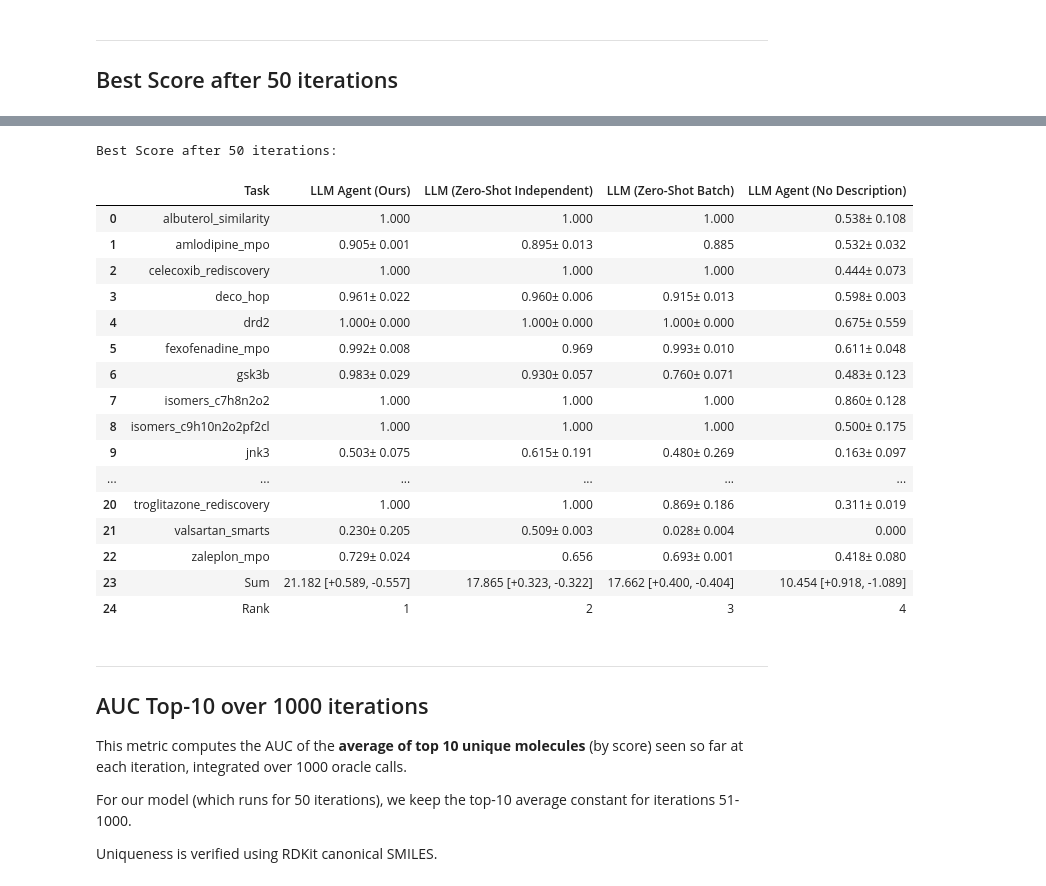
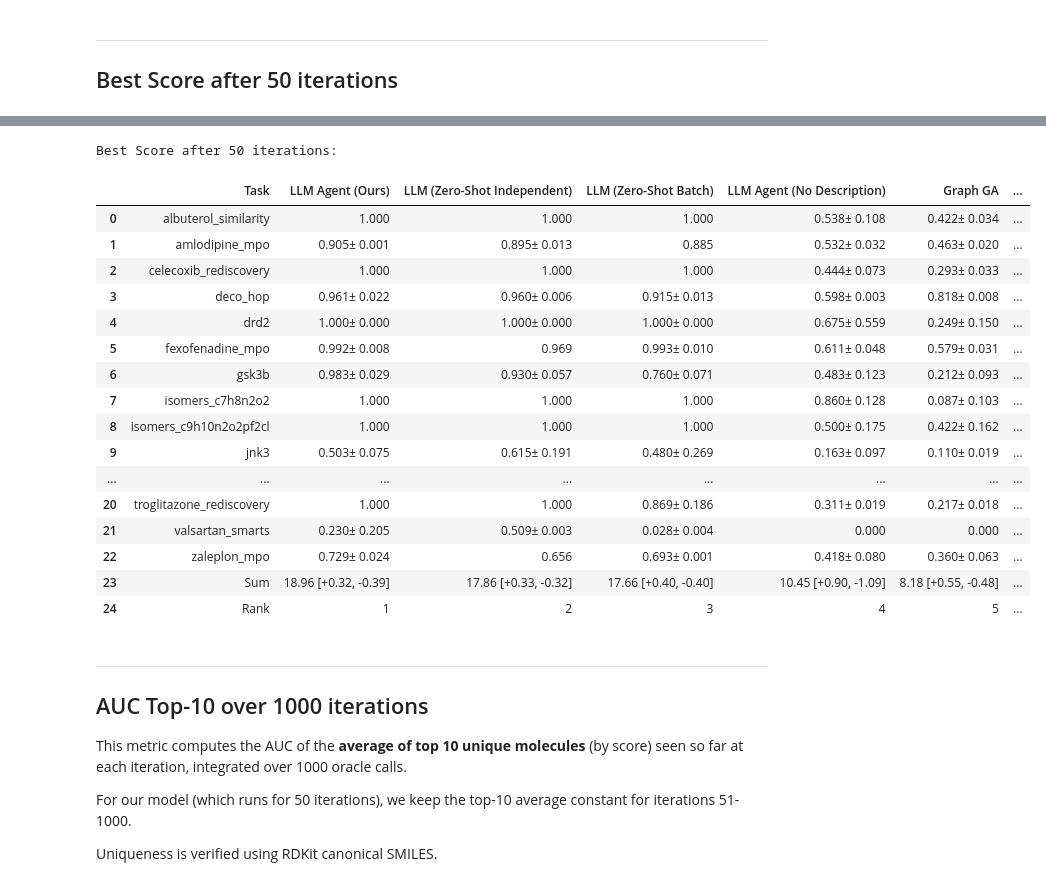
Before and after one commit to FabianKruger/molecule-optimization-agent, a Jupyter notebook: analysis/paper/tdc_task.ipynb, the cells around one changed output, grey strips where cells are left out. Saved outputs shown, nothing was run; the diff lists cells and outputs as text; code cells hidden in the pictures.

Commit message:
fixed a bug for the pmo results that included re-runs of tasks in the sums, which inflated the values for SEISMO. Similarly the sonnet baseline in llm comparison was slightly inflated

```diff
--- a/analysis/paper/tdc_task.ipynb
+++ b/analysis/paper/tdc_task.ipynb
@@ -386,7 +396,7 @@ def compute_auc_top1_from_df(group_df, max_oracle_calls=10000):
     return auc / max_oracle_calls
 
 
-def bootstrap_sum_ci(df, metric_col, n_bootstrap=10000, ci=0.95, seed=42):
+def bootstrap_sum_ci(df, metric_col, tasks=None, n_bootstrap=10000, ci=0.95, seed=42):
     """
     Bootstrap confidence interval for sum across tasks.
 
@@ -399,29 +409,40 @@ def bootstrap_sum_ci(df, metric_col, n_bootstrap=10000, ci=0.95, seed=42):
         metric_col: Name of the metric column (e.g., 'auc_top1' or 'best_score')
         n_bootstrap: Number of bootstrap iterations
         ci: Confidence interval level (default 0.95 for 95% CI)
+        tasks: Explicit list of tasks to sum over (defaults to TASKS). Fixing the
+            task list keeps the Sum row over exactly the tasks shown as rows,
+            independent of what happens to be present in the results directory.
         seed: Random seed for reproducibility
 
     Returns:
         DataFrame with columns ['model', 'sum_mean', 'sum_ci_lower', 'sum_ci_upper']
     """
+    if tasks is None:
+        tasks = TASKS
+
     np.random.seed(seed)
     results = []
 
     for model in df['model'].unique():
         model_df = df[df['model'] == model]
-        tasks = model_df['task'].unique()
+        extra = sorted(set(model_df['task'].unique()) - set(tasks))
+        if extra:
+            print(f'Warning: {model} has tasks outside the task list, excluded from sum: {extra}')
 
         # Build a dict: task -> list of metric values (one per run)
         task_values = {}
         for task in tasks:
             task_df = model_df[model_df['task'] == task]
+            if len(task_df) == 0:
+                print(f'Warning: {model} has no data for task {task}, excluded from sum')
+                continue
             task_values[task] = task_df[metric_col].values
 
         # Bootstrap
         boot_sums = []
         for _ in range(n_bootstrap):
             boot_sum = 0
-            for task in tasks:
+            for task in task_values:
                 # Sample one run's value for this task (with replacement)
                 sampled_value = np.random.choice(task_values[task])
                 boot_sum += sampled_value
@@ -481,7 +502,7 @@ def create_comparison_table(auc_summary, model_sums_ci, tasks, model_order):
             ci_upper = model_ci['sum_ci_upper'].values[0]
             ci_upper_rel = ci_upper - mean_val
             ci_lower_rel = mean_val - ci_lower
-            sum_row[model] = f"{mean_val:.3f} [+{ci_upper_rel:.3f}, -{ci_lower_rel:.3f}]"
+            sum_row[model] = f"{mean_val:.2f} [+{ci_upper_rel:.2f}, -{ci_lower_rel:.2f}]"
         else:
             sum_row[model] = "-"
     rows.append(sum_row)
@@ -693,10 +714,11 @@ AUC Top-1 over 10000 iterations:
 ---
 ## AUC Top-1 over 50 iterations
 # %%
-# Combine our results (LLM agents and zero-shot variants only) for 50 iterations
-# Exclude PMO baselines as they are not available
-df_50 = pd.concat([our_df], ignore_index=True)
-print(f"Combined 50-iter dataframe (LLM agents only): {len(df_50)} rows, {df_50['model'].nunique()} models")
+# Combine our results (LLM agents and zero-shot variants) with the PMO 50-iteration
+# baselines. pmo_50_df is empty only if data/results/tdc_top_50_baselines/results.csv
+# is missing (it is not tracked in git), in which case the table shows LLM agents only.
+df_50 = pd.concat([our_df, pmo_50_df], ignore_index=True)
+print(f"Combined 50-iter dataframe: {len(df_50)} rows, {df_50['model'].nunique()} models")
 print(f"Models included: {sorted(df_50['model'].unique())}")
 
 # Compute AUC Top-1 for each model/task/run with 50 iterations
@@ -731,10 +753,10 @@ model_sums_ci_50_display['ci_upper'] = model_sums_ci_50_display['sum_ci_upper']
 model_sums_ci_50_display['ci_lower'] = model_sums_ci_50_display['sum_mean'] - model_sums_ci_50_display['sum_ci_lower']
 model_sums_ci_50_display = model_sums_ci_50_display[['model', 'sum_mean', 'ci_upper', 'ci_lower', 'rank']]
 
-print(f"\nLLM agents by sum of AUC Top-1 (50 iterations) with 95% CI:")
+print(f"\nModels by sum of AUC Top-1 (50 iterations) with 95% CI:")
 print(model_sums_ci_50_display.to_string(index=False, formatters={
-    'sum_mean': '{:.3f}'.format,
-    'ci_upper': '+{:.3f}'.format,
-    'ci_lower': '-{:.3f}'.format
+    'sum_mean': '{:.2f}'.format,
+    'ci_upper': '+{:.2f}'.format,
+    'ci_lower': '-{:.2f}'.format
 }))
 # %% [output]
@@ -868,51 +898,51 @@ def create_best_score_table(score_summary, model_sums_ci, tasks, model_order):
     sum_row = {'Task': 'Sum'}
     for model in model_order:
         model_ci = model_sums_ci[model_sums_ci['model'] == model]
         if len(model_ci) > 0:
             mean_val = model_ci['sum_mean'].values[0]
             ci_lower = model_ci['sum_ci_lower'].values[0]
             ci_upper = model_ci['sum_ci_upper'].values[0]
             ci_upper_rel = ci_upper - mean_val
             ci_lower_rel = mean_val - ci_lower
-            sum_row[model] = f"{mean_val:.3f} [+{ci_upper_rel:.3f}, -{ci_lower_rel:.3f}]"
+            sum_row[model] = f"{mean_val:.2f} [+{ci_upper_rel:.2f}, -{ci_lower_rel:.2f}]"
         else:
             sum_row[model] = "-"
     rows.append(sum_row)
 
     # Add Rank row
     rank_row = {'Task': 'Rank'}
     for i, model in enumerate(model_order):
         rank_row[model] = str(i + 1)
     rows.append(rank_row)
 
     table = pd.DataFrame(rows)
     return table[['Task'] + model_order]
 
 
 model_order_best = model_sums_ci_best['model'].tolist()
 comparison_table_best = create_best_score_table(best_score_summary, model_sums_ci_best, TASKS, model_order_best)
 
 print("Best Score after 50 iterations:")
 comparison_table_best
 # %% [output]
 Best Score after 50 iterations:
-|  | Task | LLM Agent (Ours) | LLM (Zero-Shot Independent) | LLM (Zero-Shot Batch) | LLM Agent (No Description) |
-| 0 | albuterol_similarity | 1.000 | 1.000 | 1.000 | 0.538± 0.108 |
-| 1 | amlodipine_mpo | 0.905± 0.001 | 0.895± 0.013 | 0.885 | 0.532± 0.032 |
-| 2 | celecoxib_rediscovery | 1.000 | 1.000 | 1.000 | 0.444± 0.073 |
-| 3 | deco_hop | 0.961± 0.022 | 0.960± 0.006 | 0.915± 0.013 | 0.598± 0.003 |
-| 4 | drd2 | 1.000± 0.000 | 1.000± 0.000 | 1.000± 0.000 | 0.675± 0.559 |
-| 5 | fexofenadine_mpo | 0.992± 0.008 | 0.969 | 0.993± 0.010 | 0.611± 0.048 |
-| 6 | gsk3b | 0.983± 0.029 | 0.930± 0.057 | 0.760± 0.071 | 0.483± 0.123 |
-| 7 | isomers_c7h8n2o2 | 1.000 | 1.000 | 1.000 | 0.860± 0.128 |
-| 8 | isomers_c9h10n2o2pf2cl | 1.000 | 1.000 | 1.000 | 0.500± 0.175 |
-| 9 | jnk3 | 0.503± 0.075 | 0.615± 0.191 | 0.480± 0.269 | 0.163± 0.097 |
-| ... | ... | ... | ... | ... | ... |
-| 20 | troglitazone_rediscovery | 1.000 | 1.000 | 0.869± 0.186 | 0.311± 0.019 |
-| 21 | valsartan_smarts | 0.230± 0.205 | 0.509± 0.003 | 0.028± 0.004 | 0.000 |
-| 22 | zaleplon_mpo | 0.729± 0.024 | 0.656 | 0.693± 0.001 | 0.418± 0.080 |
-| 23 | Sum | 21.182 [+0.589, -0.557] | 17.865 [+0.323, -0.322] | 17.662 [+0.400, -0.404] | 10.454 [+0.918, -1.089] |
-| 24 | Rank | 1 | 2 | 3 | 4 |
+|  | Task | LLM Agent (Ours) | LLM (Zero-Shot Independent) | LLM (Zero-Shot Batch) | LLM Agent (No Description) | Graph GA | ... |
+| 0 | albuterol_similarity | 1.000 | 1.000 | 1.000 | 0.538± 0.108 | 0.422± 0.034 | ... |
+| 1 | amlodipine_mpo | 0.905± 0.001 | 0.895± 0.013 | 0.885 | 0.532± 0.032 | 0.463± 0.020 | ... |
+| 2 | celecoxib_rediscovery | 1.000 | 1.000 | 1.000 | 0.444± 0.073 | 0.293± 0.033 | ... |
+| 3 | deco_hop | 0.961± 0.022 | 0.960± 0.006 | 0.915± 0.013 | 0.598± 0.003 | 0.818± 0.008 | ... |
+| 4 | drd2 | 1.000± 0.000 | 1.000± 0.000 | 1.000± 0.000 | 0.675± 0.559 | 0.249± 0.150 | ... |
+| 5 | fexofenadine_mpo | 0.992± 0.008 | 0.969 | 0.993± 0.010 | 0.611± 0.048 | 0.579± 0.031 | ... |
+| 6 | gsk3b | 0.983± 0.029 | 0.930± 0.057 | 0.760± 0.071 | 0.483± 0.123 | 0.212± 0.093 | ... |
+| 7 | isomers_c7h8n2o2 | 1.000 | 1.000 | 1.000 | 0.860± 0.128 | 0.087± 0.103 | ... |
+| 8 | isomers_c9h10n2o2pf2cl | 1.000 | 1.000 | 1.000 | 0.500± 0.175 | 0.422± 0.162 | ... |
+| 9 | jnk3 | 0.503± 0.075 | 0.615± 0.191 | 0.480± 0.269 | 0.163± 0.097 | 0.110± 0.019 | ... |
+| ... | ... | ... | ... | ... | ... | ... | ... |
+| 20 | troglitazone_rediscovery | 1.000 | 1.000 | 0.869± 0.186 | 0.311± 0.019 | 0.217± 0.018 | ... |
+| 21 | valsartan_smarts | 0.230± 0.205 | 0.509± 0.003 | 0.028± 0.004 | 0.000 | 0.000 | ... |
+| 22 | zaleplon_mpo | 0.729± 0.024 | 0.656 | 0.693± 0.001 | 0.418± 0.080 | 0.360± 0.063 | ... |
+| 23 | Sum | 18.96 [+0.32, -0.39] | 17.86 [+0.33, -0.32] | 17.66 [+0.40, -0.40] | 10.45 [+0.90, -1.09] | 8.18 [+0.55, -0.48] | ... |
+| 24 | Rank | 1 | 2 | 3 | 4 | 5 | ... |
 # %% [markdown]
 ---
 ## AUC Top-10 over 1000 iterations
```
Also changed, not shown: parts of 10 cells of this notebook.
